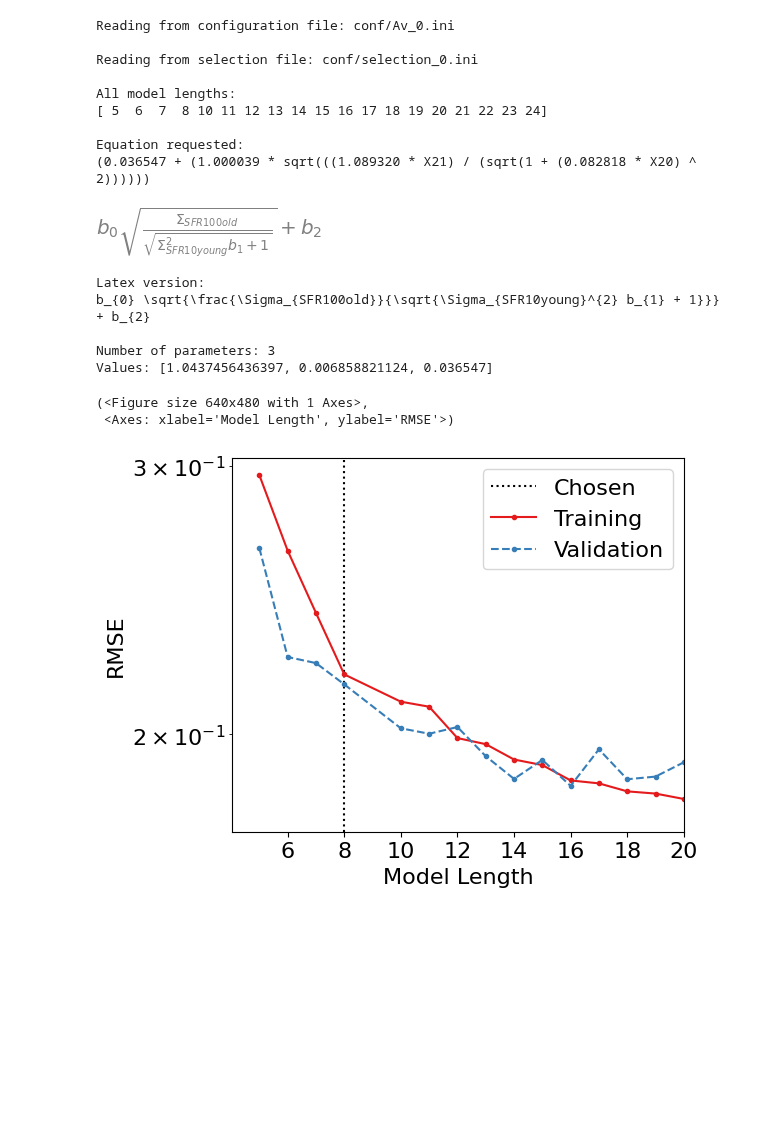
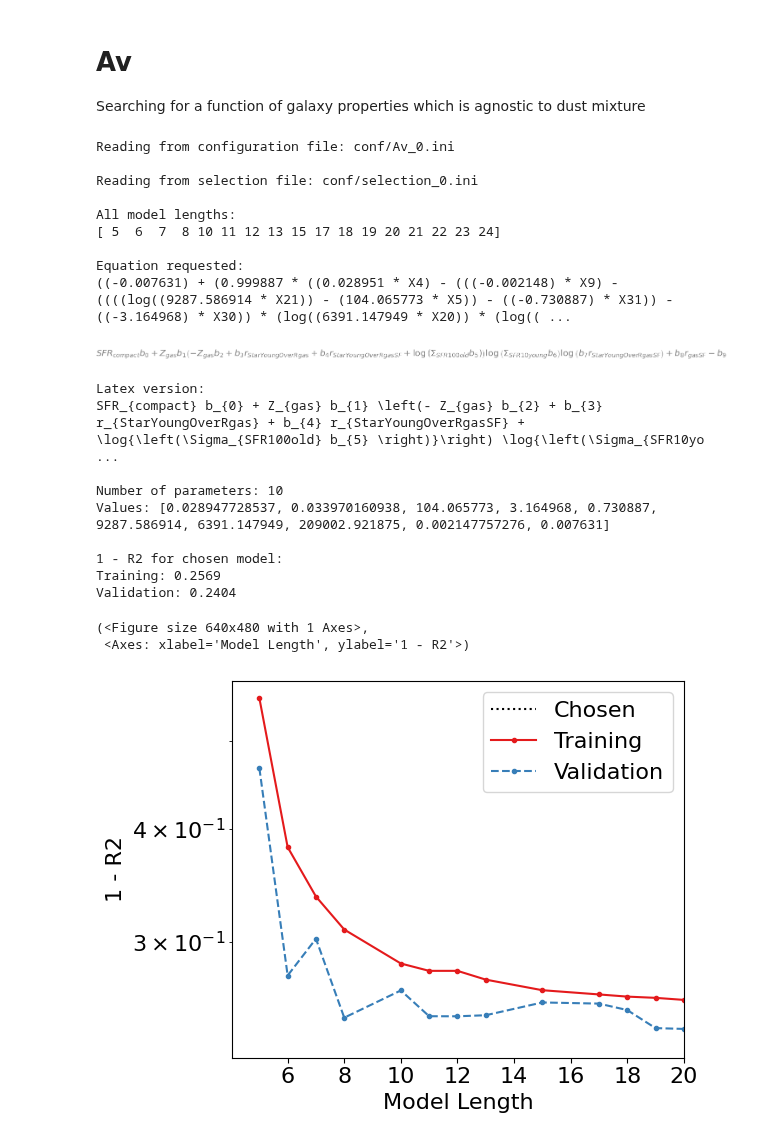
Before and after one commit to maho3/iob-attenuation, a Jupyter notebook: gal_props/gal_prop_results.ipynb, the cells around one changed output. Cells and saved outputs as stored; diff of their text form; code cells hidden in the pictures; blank space fills up the shorter version.

```diff
--- a/gal_props/gal_prop_results.ipynb
+++ b/gal_props/gal_prop_results.ipynb
@@ -8,26 +8,34 @@ import processing_fun
 importlib.reload(processing_fun)
 
 from utils import OperonArgs
+# %% [markdown]
+# Av
+
+Searching for a function of galaxy properties which is agnostic to dust mixture
 # %%
-ini_file = 'conf/Av_0.ini'; ilen=8
+ini_file = 'conf/Av_0.ini'; ilen = None
 importlib.reload(processing_fun)
-processing_fun.plot_pareto(ini_file, ilen=ilen, yvar='RMSE')
+processing_fun.plot_pareto(ini_file, ilen=ilen, yvar='R2', yscale='log', loss_max=1.0)
 # %% [output]
 Reading from configuration file: conf/Av_0.ini
 
 Reading from selection file: conf/selection_0.ini
 
 All model lengths:
-[ 5  6  7  8 10 11 12 13 14 15 16 17 18 19 20 21 22 23 24]
+[ 5  6  7  8 10 11 12 13 15 17 18 19 20 21 22 23 24]
 
 Equation requested:
-(0.036547 + (1.000039 * sqrt(((1.089320 * X21) / (sqrt(1 + (0.082818 * X20) ^ 2))))))
+((-0.007631) + (0.999887 * ((0.028951 * X4) - (((-0.002148) * X9) - ((((log((9287.586914 * X21)) - (104.065773 * X5)) - ((-0.730887) * X31)) - ((-3.164968) * X30)) * (log((6391.147949 * X20)) * (log(( ...
-[figure, old version]
+[figure, new version]
 Latex version:
-b_{0} \sqrt{\frac{\Sigma_{SFR100old}}{\sqrt{\Sigma_{SFR10young}^{2} b_{1} + 1}}} + b_{2}
+SFR_{compact} b_{0} + Z_{gas} b_{1} \left(- Z_{gas} b_{2} + b_{3} r_{StarYoungOverRgas} + b_{4} r_{StarYoungOverRgasSF} + \log{\left(\Sigma_{SFR100old} b_{5} \right)}\right) \log{\left(\Sigma_{SFR10yo ...
 
-Number of parameters: 3
-Values: [1.0437456436397, 0.006858821124, 0.036547]
+Number of parameters: 10
+Values: [0.028947728537, 0.033970160938, 104.065773, 3.164968, 0.730887, 9287.586914, 6391.147949, 209002.921875, 0.002147757276, 0.007631]
+
+1 - R2 for chosen model:
+Training: 0.2569
+Validation: 0.2404
 (<Figure size 640x480 with 1 Axes>,
- <Axes: xlabel='Model Length', ylabel='RMSE'>)
+ <Axes: xlabel='Model Length', ylabel='1 - R2'>)
-[figure, old version]
+[figure, new version]
```
Also changed, not shown: parts of 17 cells of this notebook, 14 other files.
